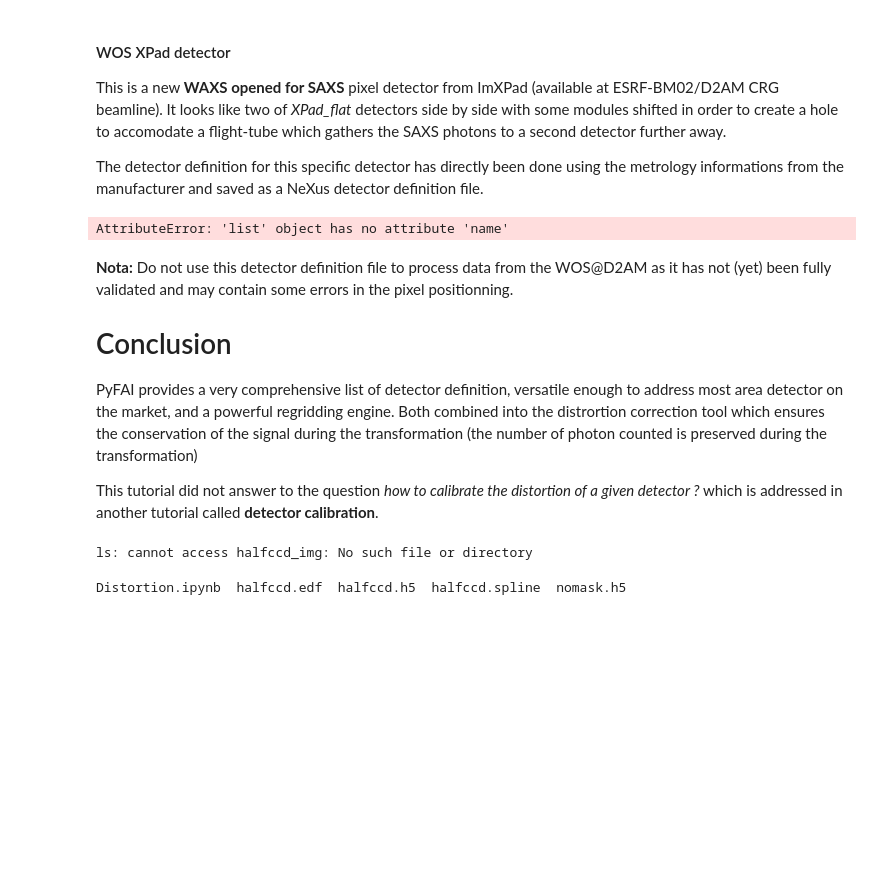
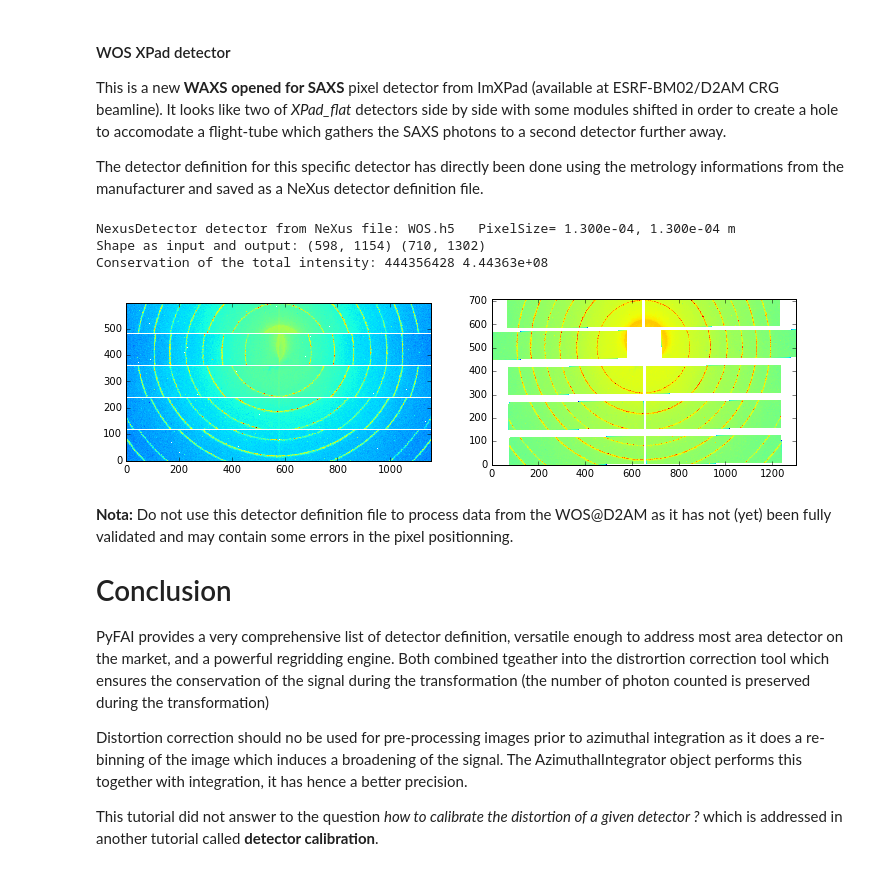
Before and after one commit to silx-kit/pyFAI, a Jupyter notebook: doc/source/usage/tutorial/Distortion/Distortion.ipynb, the cells around one changed output. Cells and saved outputs as stored; diff of their text form; code cells hidden in the pictures; blank space fills up the shorter version.

Commit message:
Add documentation and tutorial on distortion correction

```diff
--- a/doc/source/usage/tutorial/Distortion/Distortion.ipynb
+++ b/doc/source/usage/tutorial/Distortion/Distortion.ipynb
@@ -43,12 +43,13 @@ For optically coupled CCD detectors, the geometrical distortion is often describ
 At ESRF, mainly FReLoN detectors [J.-C. Labiche, ESRF Newsletter 25, 41 (1996)] are used with spline-file distortion.
 Let's download such file and create a detector from it.
 # %%
-spline_url="http://www.silx.org/pub/pyFAI/testimages/halfccd.spline"
-
 def download(url):
     """download the file given in URL and return its local path"""
-    import os
-    from urllib.request import urlopen, ProxyHandler, build_opener
+    import os, sys
+    if sys.version_info[0]<3:
+        from urllib2 import urlopen, ProxyHandler, build_opener
+    else:
+        from urllib.request import urlopen, ProxyHandler, build_opener
     dictProxies = {}
     if "http_proxy" in os.environ:
         dictProxies['http'] = os.environ["http_proxy"]
@@ -65,7 +66,7 @@ def download(url):
         dest.write(src.read())
     return target
 
-spline_file = download(spline_url)
+spline_file = download("http://www.silx.org/pub/pyFAI/testimages/halfccd.spline")
 # %%
 hd = pyFAI.detectors.FReLoN(splineFile=spline_file)
 print(hd)
@@ -229,29 +229,34 @@ The detector definition for this specific detector has directly been done using
 # %%
 wos_det = download("http://www.silx.org/pub/pyFAI/testimages/WOS.h5")
 wos_img = download("http://www.silx.org/pub/pyFAI/testimages/WOS.edf")
 wos = pyFAI.detector_factory(wos_det)
 print(wos)
 wos_dis = Distortion(wos, resize=True)
 
 raw = fabio.open(wos_img).data
-cor = xpad_dis.correct(raw)
+cor = wos_dis.correct(raw)
 print("Shape as input and output:", raw.shape, cor.shape)
 
 #then display images side by side
 figure(figsize=(12,10))
 subplot(1,2,1)
 imshow(numpy.log(raw), interpolation="nearest", origin="lower")
 subplot(1,2,2)
 imshow(numpy.log(cor), interpolation="nearest", origin="lower")
 
 print("Conservation of the total intensity:", raw.sum(), cor.sum())
 # %% [output]
-AttributeError: 'list' object has no attribute 'name'
+NexusDetector detector from NeXus file: WOS.h5   PixelSize= 1.300e-04, 1.300e-04 m
+Shape as input and output: (598, 1154) (710, 1302)
+Conservation of the total intensity: 444356428 4.44363e+08
+[figure, added]
 # %% [markdown]
 **Nota:** Do not use this detector definition file to process data from the WOS@D2AM as it has not (yet) been fully validated and may contain some errors in the pixel positionning.
 
 # Conclusion
 
-PyFAI provides a very comprehensive list of detector definition, versatile enough to address most area detector on the market, and a powerful regridding engine. Both combined into the distrortion correction tool which ensures the conservation of the signal during the transformation (the number of photon counted is preserved during the transformation)
+PyFAI provides a very comprehensive list of detector definition, versatile enough to address most area detector on the market, and a powerful regridding engine. Both combined tgeather into the distrortion correction tool which ensures the conservation of the signal during the transformation (the number of photon counted is preserved during the transformation)
+
+Distortion correction should no be used for pre-processing images prior to azimuthal integration as it does a re-binning of the image which induces a broadening of the signal. The AzimuthalIntegrator object performs this together with integration, it has hence a better precision.
 
 This tutorial did not answer to the question *how to calibrate the distortion of a given detector ?* which is addressed in another tutorial called **detector calibration**.
@@ -261,8 +262,0 @@ os.environ["http_proxy"] = "http://proxy.esrf.fr:3128"
-# %%
-ls halfccd_img
-# %% [output]
-ls: cannot access halfccd_img: No such file or directory
-# %%
-ls
-# %% [output]
-Distortion.ipynb  halfccd.edf  halfccd.h5  halfccd.spline  nomask.h5
```
Also changed, not shown: parts of 15 cells of this notebook, 6 other files.
